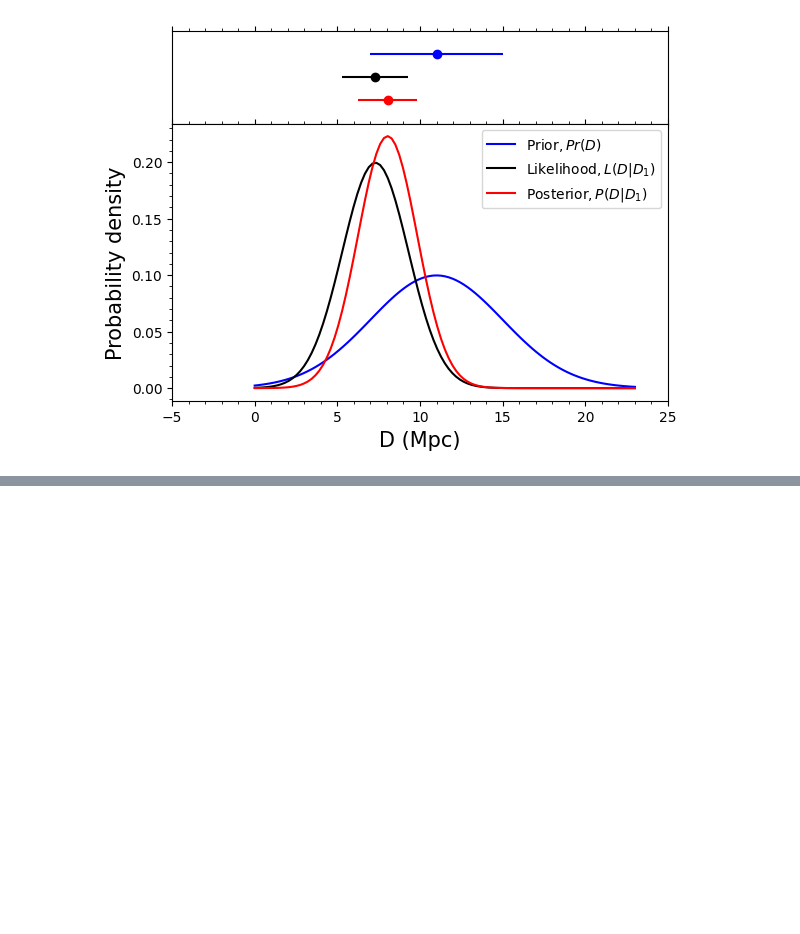
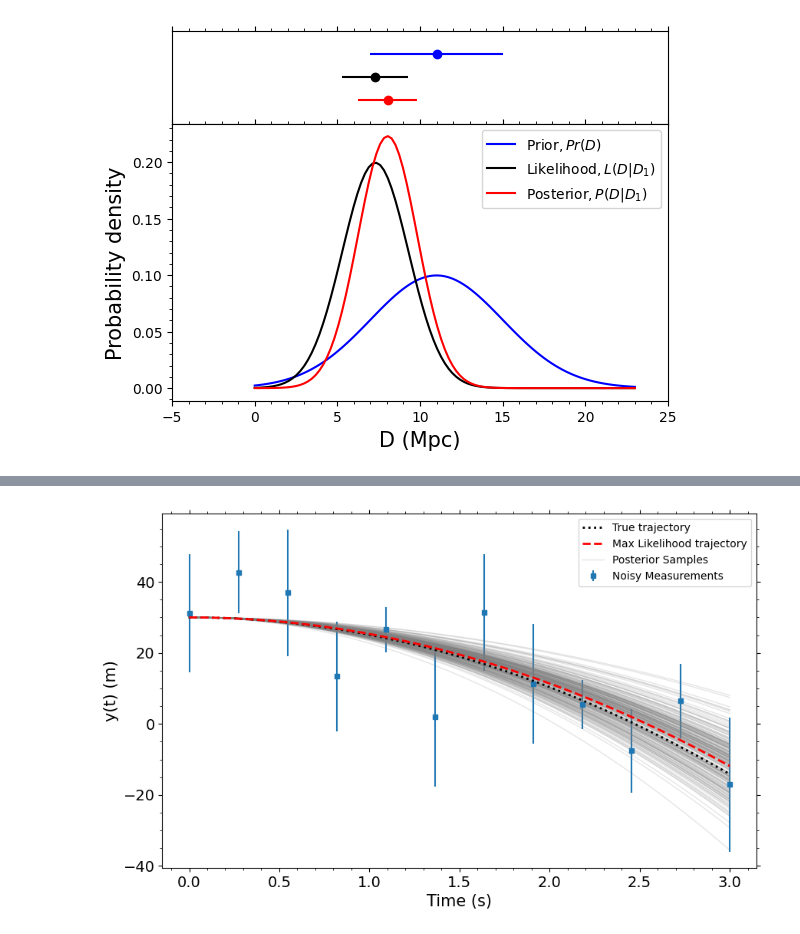
Before and after one commit to enigma-igm/Phys29, a Jupyter notebook: Phys29/lectures/Week9/01_fitting_data.ipynb, the cells around one changed output, grey strips where cells are left out. Saved outputs shown, nothing was run; the diff lists cells and outputs as text; code cells hidden in the pictures; blank space fills up the shorter version.

```diff
--- a/Phys29/lectures/Week9/01_fitting_data.ipynb
+++ b/Phys29/lectures/Week9/01_fitting_data.ipynb
@@ -383,0 +544,25 @@ ax.legend(loc='upper left', fontsize=12)
+# %%
+yoft_model_g_maxL = y_projectile([y_0, v_y0, g_maxL], t_fine)
+# Make a plot of the data with error bars
+fig, ax = plt.subplots(figsize=(10, 6))
+ax.errorbar(t_obs, yoft, yerr=sigma_y, fmt='s', markersize=5, label='Noisy Measurements')
+ax.set_xlabel('Time (s)', fontsize=15)
+ax.set_ylabel('y(t) (m)', fontsize=15)
+
+ax.plot(t_fine, yoft_true_fine, 'k:', linewidth=2, zorder=10, label='True trajectory')
+ax.plot(t_fine, yoft_model_g_maxL, 'r--', linewidth=2, zorder=10, label='Max Likelihood trajectory')
+
+g_samp_100 = rng.choice(g_samples, size=200, replace=False)
+# Plot 100 random samples from the posterior as thin gray lines to show the spread of the model
+for ig, g_sample in enumerate(g_samp_100):
+    yoft_gsamp = y_projectile([y_0, v_y0, g_sample], t_fine)
+    ax.plot(t_fine, yoft_gsamp, 'gray', alpha=0.2, linewidth=1, label='Posterior Samples' if ig == 0 else None)
+
+ax.legend()
+
+# Some tick mark things
+ax.tick_params(which='both', bottom=True, top=True, left=True, right=True, labelbottom=True, labelsize=14)
+ax.xaxis.set_minor_locator(AutoMinorLocator())
+ax.yaxis.set_minor_locator(AutoMinorLocator())
+# %% [output]
+[figure, added]
```
Also changed, not shown: parts of 21 cells of this notebook.
